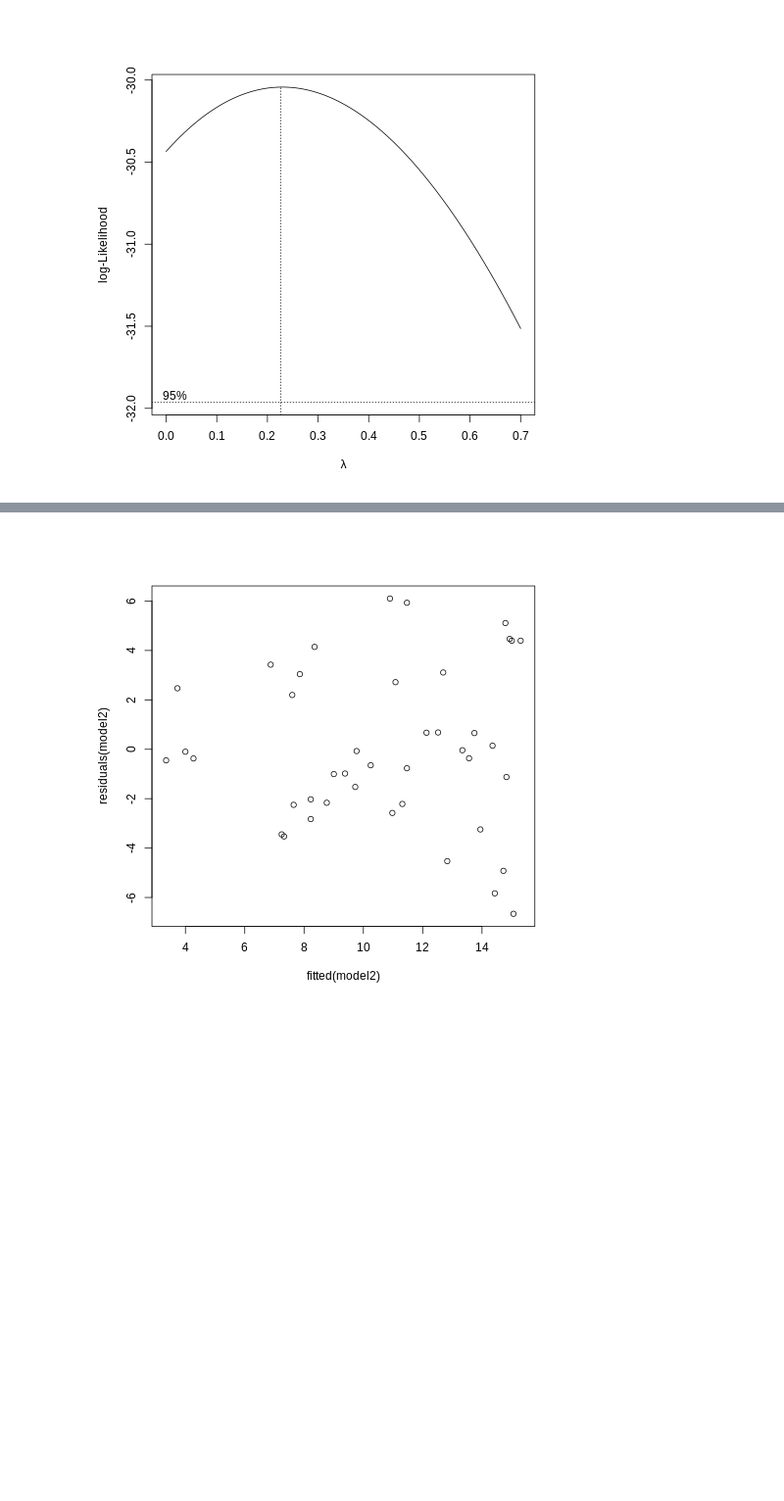
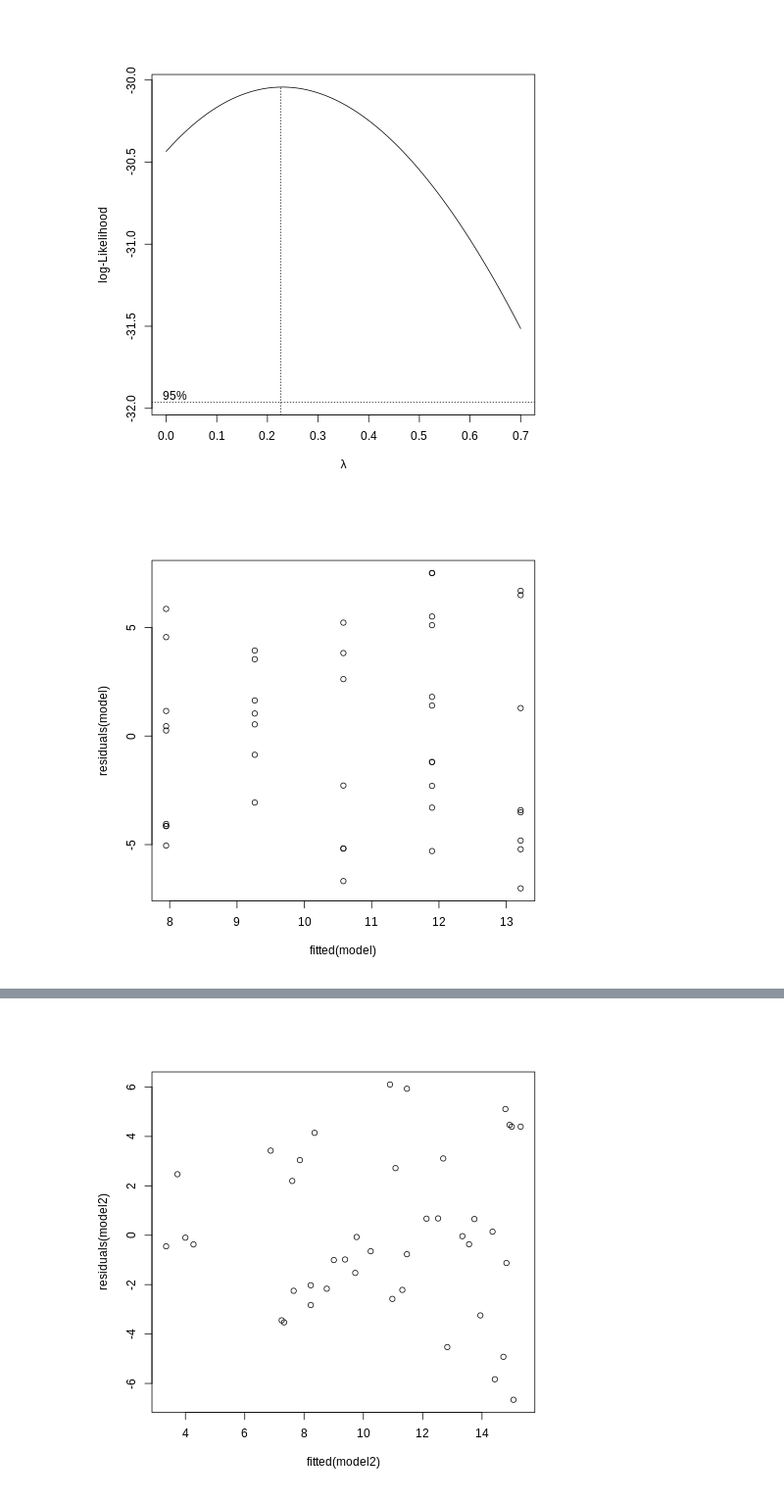
Before and after one commit to reallyjosh4real/Mammal_Sleep_EDA, a Jupyter notebook: notebooks/Mammal_sleep_EDA_JR.ipynb, the cells around one changed output, grey strips where cells are left out. Shown at 98% size. Drawn from its saved outputs; the diff is of its cells as text; code cells hidden in the pictures; blank space fills up the shorter version.

```diff
--- a/notebooks/Mammal_sleep_EDA_JR.ipynb
+++ b/notebooks/Mammal_sleep_EDA_JR.ipynb
@@ -248,3 +254,8 @@ F-statistic: 6.703 on 4 and 37 DF,  p-value: 0.0003668
 boxcox(model1,plotit=T, lambda = seq(0,.7,by=.1))
 # %% [output]
 [figure]
+# %%
+%%R
+plot(residuals(model)~fitted(model))
+# %% [output]
+[figure, added]
```
Also changed, not shown: parts of 6 cells of this notebook.
